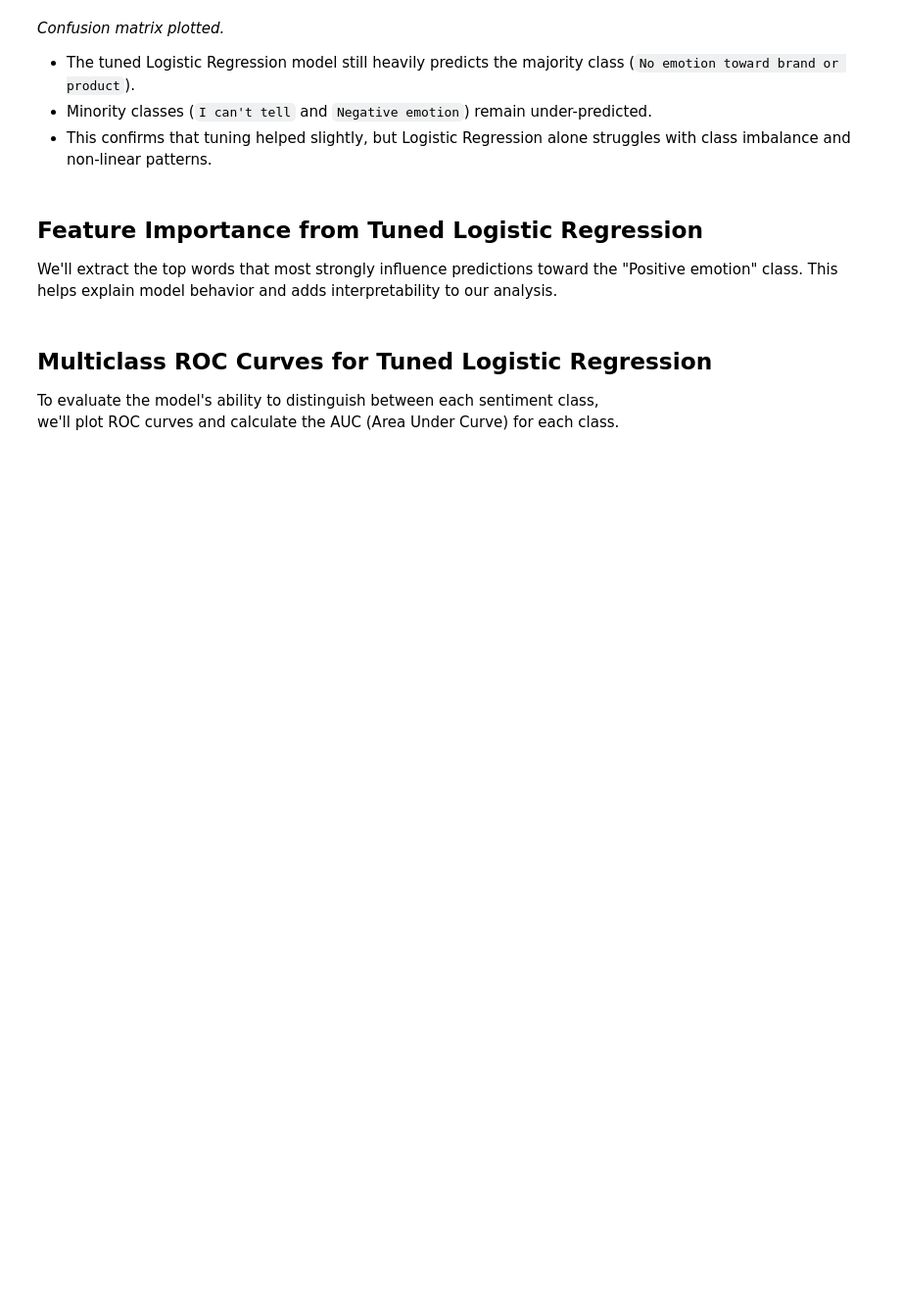
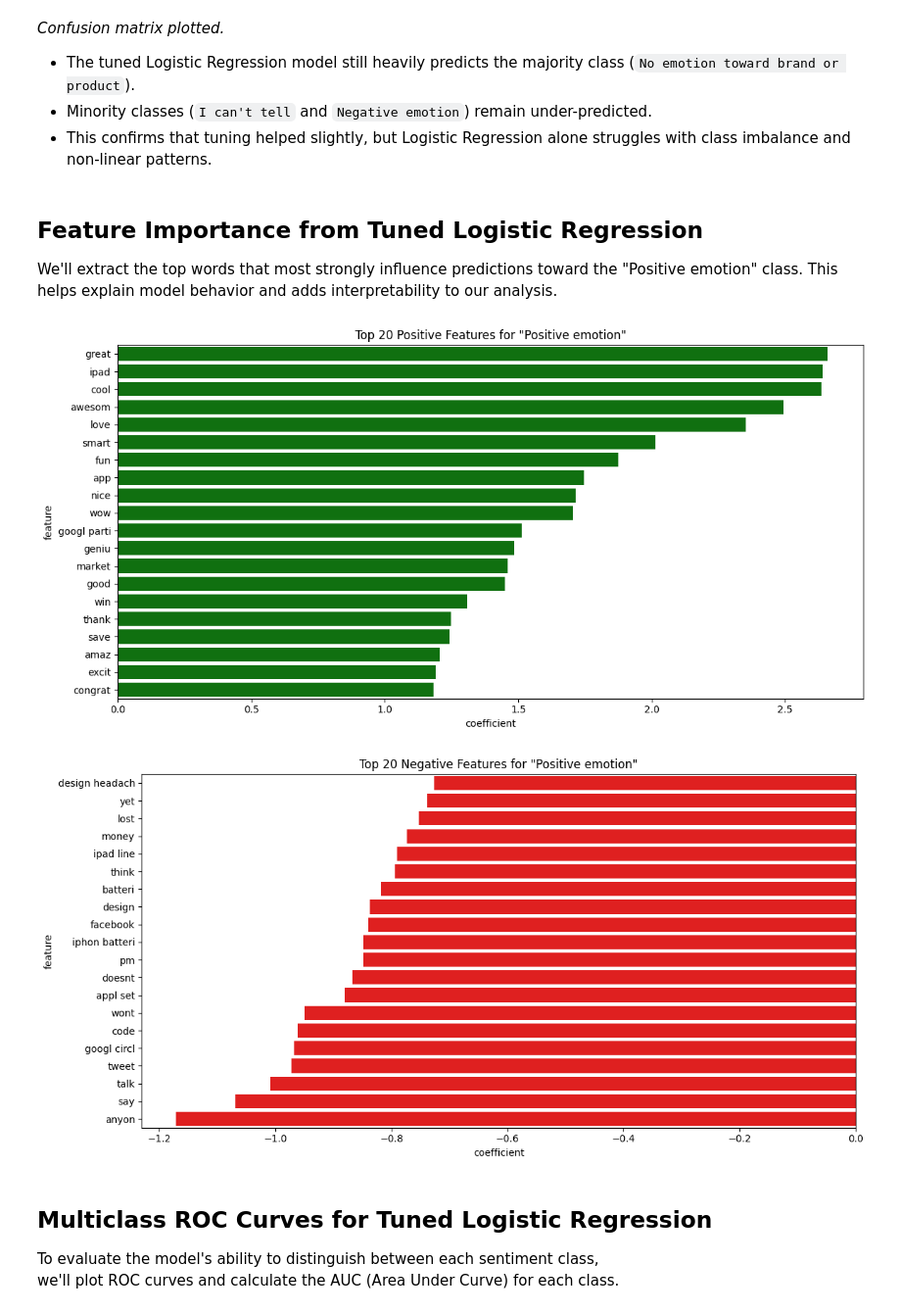
Before and after one commit to RonnyMuthomi/Group4_NLP_Project, a Jupyter notebook: index.ipynb, the cells around one changed output. Shown at 98% size. Drawn from its saved outputs; the diff is of its cells as text; code cells hidden in the pictures; blank space fills up the shorter version.

```diff
--- a/index.ipynb
+++ b/index.ipynb
@@ -721,14 +523,0 @@ We convert categorical target labels (`sentiment`) like *Positive emotion*, *Neg
-# %%
-from sklearn.preprocessing import LabelEncoder
-
-# Create encoder and fit on the full sentiment column
-le = LabelEncoder()
-df['sentiment_encoded'] = le.fit_transform(df['sentiment'])
-
-# Show label mapping
-print("Label mapping:")
-for label, encoded in zip(le.classes_, le.transform(le.classes_)):
-    print(f"{label} -> {encoded}")
-
-# Define target variable for modeling
-y = df['sentiment_encoded']
@@ -1074,41 +734,51 @@ plt.show()
 We'll extract the top words that most strongly influence predictions toward the "Positive emotion" class.
 This helps explain model behavior and adds interpretability to our analysis.
 # %%
-# Use vectorizer object you created earlier
+
+clf_pipeline = log_grid.best_estimator_
+
+vectorizer = clf_pipeline.named_steps['tfidf']
+classifier = clf_pipeline.named_steps['clf']
 feature_names = vectorizer.get_feature_names_out()
 
-# Get trained classifier
-clf = grid_search.best_estimator_
 
-# Get encoded label for "Positive emotion"
-positive_class_encoded = le.transform(['Positive emotion'])[0]
+target_class = 'Positive emotion'
 
-# Find index in clf.classes_
-target_class_index = list(clf.classes_).index(positive_class_encoded)
+if target_class not in classifier.classes_:
+    raise ValueError(f"'{target_class}' not found in classifier classes: {classifier.classes_}")
 
-# Get coefficients
-coefficients = clf.coef_[target_class_index]
+target_class_index = list(classifier.classes_).index(target_class)
 
-# Build DataFrame
+
+coefficients = classifier.coef_[target_class_index]
+
+#Build DataFrame of features and coefficients
 coef_df = pd.DataFrame({
     'feature': feature_names,
     'coefficient': coefficients
 }).sort_values(by='coefficient', ascending=False)
 
-# Top positive & negative features
+# Step 7: Get top positive & negative features
 top_n = 20
 top_positive = coef_df.head(top_n)
 top_negative = coef_df.tail(top_n)
 
-#  Plot
+# Step 8: Plot top positive features
 plt.figure(figsize=(12,6))
 sns.barplot(x='coefficient', y='feature', data=top_positive, color='green')
-plt.title('Top Positive Features for Positive emotion')
+plt.title(f'Top {top_n} Positive Features for "{target_class}"')
+plt.tight_layout()
 plt.show()
+
+# Step 9: Plot top negative features
 plt.figure(figsize=(12,6))
 sns.barplot(x='coefficient', y='feature', data=top_negative, color='red')
-plt.title('Top Negative Features for Positive emotion')
+plt.title(f'Top {top_n} Negative Features for "{target_class}"')
+plt.tight_layout()
 plt.show()
+# %% [output]
+[figure, added]
+[figure, added]
 # %% [markdown]
 ##  Multiclass ROC Curves for Tuned Logistic Regression
 
```
Also changed, not shown: parts of 125 cells of this notebook.
